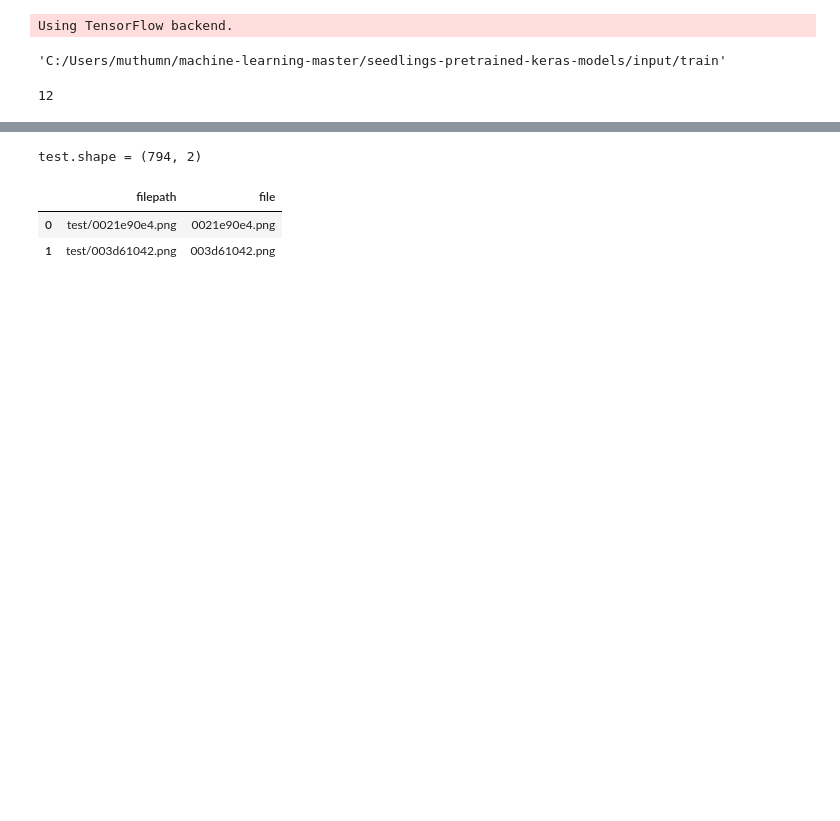
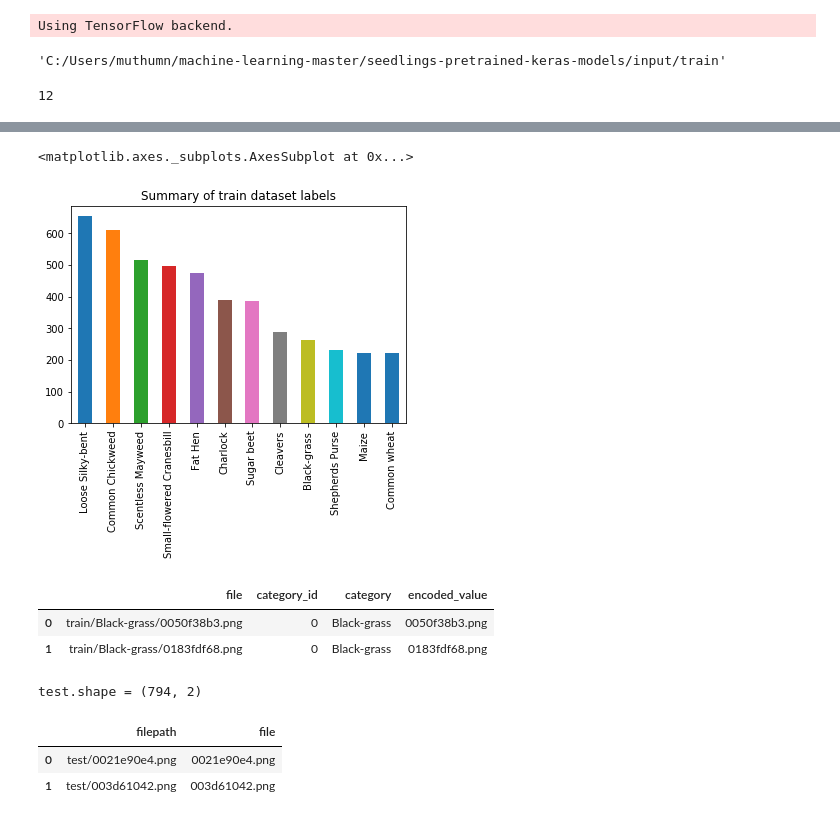
Before and after one commit to narendramuthum/Udacity-Capstone-Project, a Jupyter notebook: CNN_Logistic.ipynb, the cells around one changed output, grey strips where cells are left out. Drawn from its saved outputs; the diff is of its cells as text; code cells hidden in the pictures; blank space fills up the shorter version.

```diff
--- a/CNN_Logistic.ipynb
+++ b/CNN_Logistic.ipynb
@@ -108,3 +130,15 @@ for category in species:
+# %%
+train['category'].value_counts().plot(kind='bar', title='Summary of train dataset labels')
+#train['category'].value_counts(normalize=True).plot(kind='bar', title='Summary of train dataset labels')
+# %% [output]
+<matplotlib.axes._subplots.AxesSubplot at 0x...>
+[figure, added]
+# %%
+train.head(2)
+# %% [output]
+|  | file | category_id | category | encoded_value |
+| 0 | train/Black-grass/0050f38b3.png | 0 | Black-grass | 0050f38b3.png |
+| 1 | train/Black-grass/0183fdf68.png | 0 | Black-grass | 0183fdf68.png |
 # %%
 test = []
 for file in os.listdir(data_test):
```
Also changed, not shown: parts of 30 cells of this notebook.
